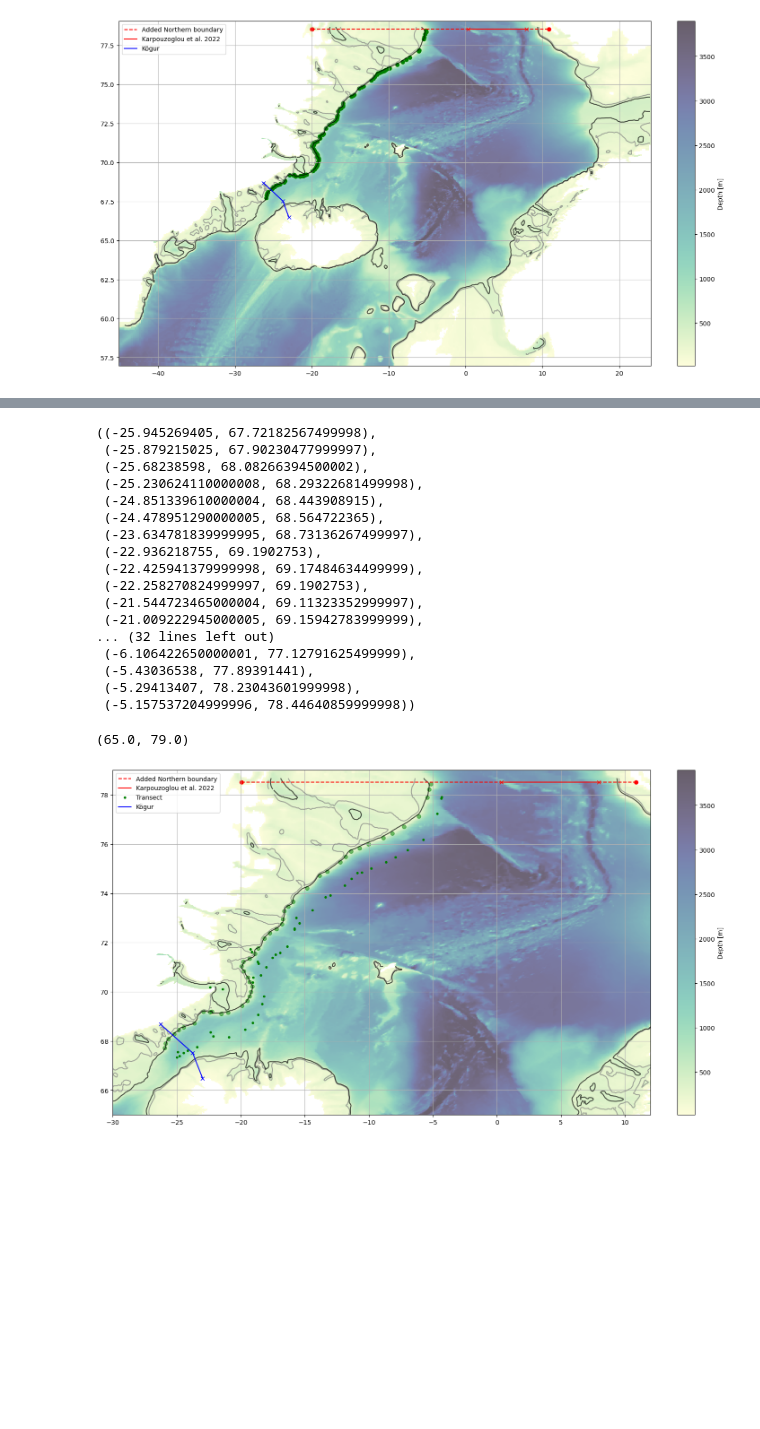
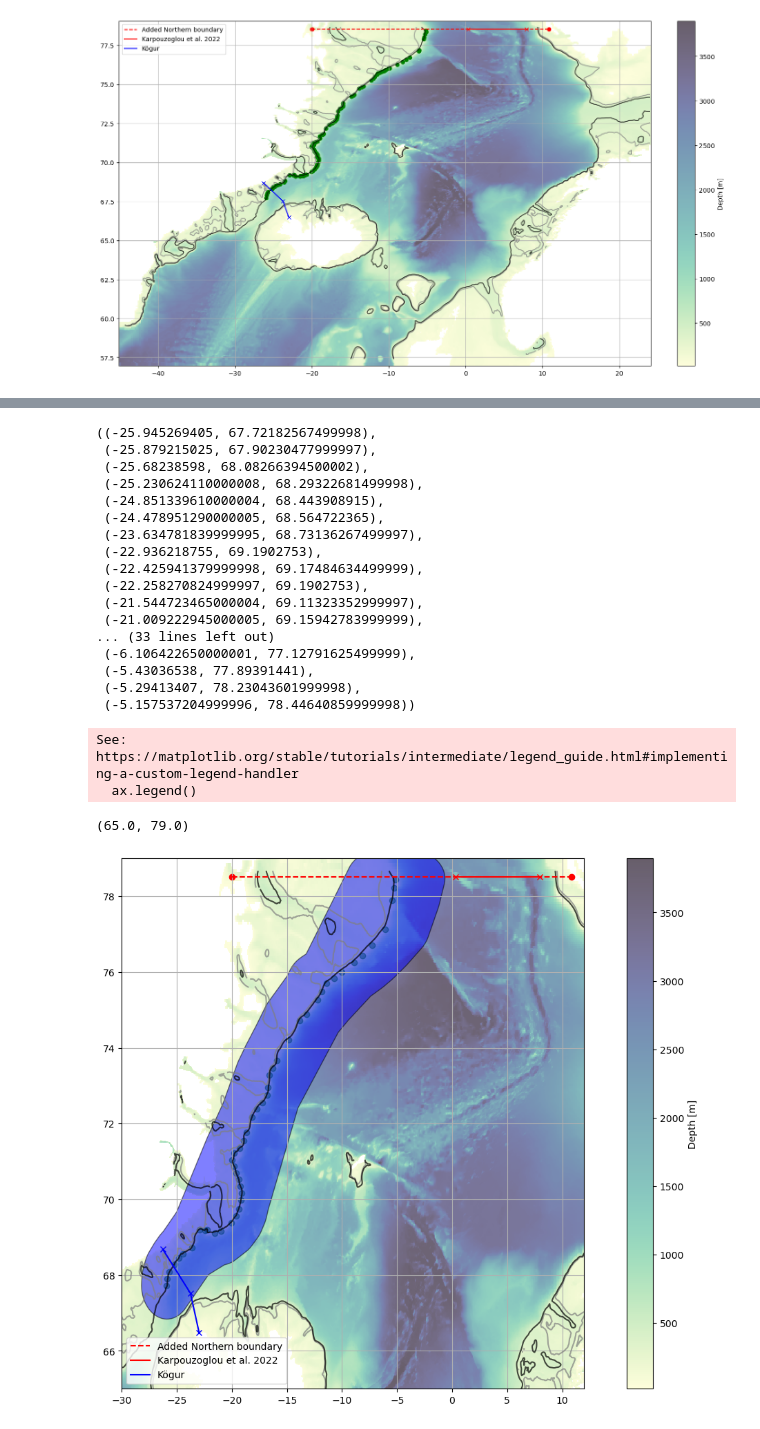
Before and after one commit to EirikKvamme/MScEirik, a Jupyter notebook: FreshWater/FW_budget_domain.ipynb, the cells around one changed output, grey strips where cells are left out. Cells and saved outputs as stored; diff of their text form; code cells hidden in the pictures; blank space fills up the shorter version.

Commit message:
Defined changeable distance boundary from shelfbreak, Looked into Polar Front of downloaded sections with mean for each month.

```diff
--- a/FreshWater/FW_budget_domain.ipynb
+++ b/FreshWater/FW_budget_domain.ipynb
@@ -91,18 +91,18 @@ depth_s = depth_s.where(~condition, other=0)
 condition = ((-20<=depth_s.X) & (depth_s.X<=-15)) & ((75<=depth_s.Y) & (depth_s.Y<=77.5))
 depth_s = depth_s.where(~condition, other=0)
 condition = ((-15<=depth_s.X) & (depth_s.X<=0)) & ((70<=depth_s.Y) & (depth_s.Y<=72.5))
-depth_s = depth_s.where(~condition, other=0)
+depth_s = depth_s.where(~condition, other=np.nan)
 condition = ((-30<=depth_s.X) & (depth_s.X<=-18)) & ((73<=depth_s.Y) & (depth_s.Y<=75))
 depth_s = depth_s.where(~condition, other=0)
 condition = ((-30<=depth_s.X) & (depth_s.X<=-20)) & ((72<=depth_s.Y) & (depth_s.Y<=73))
 depth_s = depth_s.where(~condition, other=0)
 condition = ((-30<=depth_s.X) & (depth_s.X<=-20)) & ((71.5<=depth_s.Y) & (depth_s.Y<=72.5))
 depth_s = depth_s.where(~condition, other=0)
-condition = ((-30<=depth_s.X) & (depth_s.X<=-20)) & ((69.5<=depth_s.Y) & (depth_s.Y<=72.5))
+condition = ((-30<=depth_s.X) & (depth_s.X<=-20.5)) & ((69.5<=depth_s.Y) & (depth_s.Y<=72.5))
 depth_s = depth_s.where(~condition, other=0)
 condition = ((-25<=depth_s.X) & (depth_s.X<=-15)) & ((67<=depth_s.Y) & (depth_s.Y<=68))
-depth_s = depth_s.where(~condition, other=0)
-condition = ((-22<=depth_s.X) & (depth_s.X<=-20)) & ((69.25<=depth_s.Y) & (depth_s.Y<=69.5))
+depth_s = depth_s.where(~condition, other=np.nan)
+condition = ((-22<=depth_s.X) & (depth_s.X<=-20.5)) & ((69.25<=depth_s.Y) & (depth_s.Y<=69.5))
 depth_s = depth_s.where(~condition, other=0)
 condition = ((-25<=depth_s.X) & (depth_s.X<=-24)) & ((68.75<=depth_s.Y) & (depth_s.Y<=69.25))
 depth_s = depth_s.where(~condition, other=0)
@@ -242,7 +242,7 @@ display(shelfLocation)
  (-22.258270824999997, 69.1902753),
  (-21.544723465000004, 69.11323352999997),
  (-21.009222945000005, 69.15942783999999),
-... (32 lines left out)
+... (33 lines left out)
  (-6.106422650000001, 77.12791625499999),
  (-5.43036538, 77.89391441),
  (-5.29413407, 78.23043601999998),
@@ -285,38 +250,56 @@ transect_ds = xr.Dataset({
+# %%
+import geopandas as gpd
+from shapely.geometry import Point, MultiPoint, Polygon
+import alphashape
+
+# Create an alpha shape (concave hull) around the points
+alpha_shape = alphashape.alphashape(shelfLocation, alpha=0.1)
+
+# Create a GeoDataFrame from the alpha shape
+gdf_alpha = gpd.GeoDataFrame(geometry=[alpha_shape], crs="EPSG:4326")
+
+# Reproject to a suitable projected CRS (e.g., UTM zone 32N, EPSG:32632)
+gdf_alpha_projected = gdf_alpha.to_crs(epsg=32632)
+
+# Create a buffer around the alpha shape with a radius of 100000 meters (100 km)
+gdf_alpha_projected['buffer'] = gdf_alpha_projected.geometry.buffer(100000)
+
+# Reproject the buffered geometries back to the original geographic CRS
+gdf_alpha['buffer'] = gdf_alpha_projected['buffer'].to_crs(epsg=4326)
 # %%
 fig, ax = plt.subplots(figsize=(14,8),layout='constrained')
 mesh = ax.pcolormesh(depth.X,depth.Y,depth,cmap=cmo.deep,alpha=0.7)
 cntr = ax.contour(depth_r.X,depth_r.Y,depth_r,[300],colors='grey',alpha=0.7)
 cntr = ax.contour(depth_r.X,depth_r.Y,depth_r,[400],colors='black',alpha=0.7)
 cbar = fig.colorbar(mesh)
 cbar.set_label('Depth [m]')
 ax.grid()
 
 # North section FS
 ax.plot([north_zonal.X[0],north_zonal.X[-1]],[north_zonal.Y,north_zonal.Y],linestyle='--',color='r',label='Added Northern boundary')
 ax.plot([north_zonal_moor.X[0],north_zonal_moor.X[-1]],[north_zonal_moor.Y,north_zonal_moor.Y],'rx')
 ax.plot([north_zonal_moor.X[0],north_zonal_moor.X[-1]],[north_zonal_moor.Y,north_zonal_moor.Y],'r',label='Karpouzoglou et al. 2022')
 ax.scatter(north_zonal.X[0],north_zonal.Y,color='r')
 ax.scatter(north_zonal.X[-1],north_zonal.Y,color='r')
 
 
 # Meridional Section
 for i in shelfLocation:
     ax.scatter(i[0],i[1],color='g', alpha=0.5)
-# Plot the transect
-transect_lats, transect_lons = zip(*transect_points)
-ax.plot(transect_lons, transect_lats, 'g.', label='Transect')
-
+gdf_alpha['buffer'].plot(ax=ax, color='blue', alpha=0.5, edgecolor='k',label='100km distance from shelfbreak')
 
 # South section DS Kögur
 # Kögur information
 lats_Kogur = [68.68, 67.52, 66.49]
 lons_Kogur = [-26.28, -23.77, -22.99]
 ax.plot(lons_Kogur,lats_Kogur,'bx')
 ax.plot(lons_Kogur,lats_Kogur,'b',label='Kögur')
 
 ax.legend()
 ax.set_xlim(-30,12)
 ax.set_ylim(65,79)
 # %% [output]
-(65.0, 79.0)
+See: https://matplotlib.org/stable/tutorials/intermediate/legend_guide.html#implementing-a-custom-legend-handler
+  ax.legend()
+(65.0, 79.0)
-[figure, old version]
+[figure, new version]
```
Also changed, not shown: parts of 12 cells of this notebook, 1 other file.
